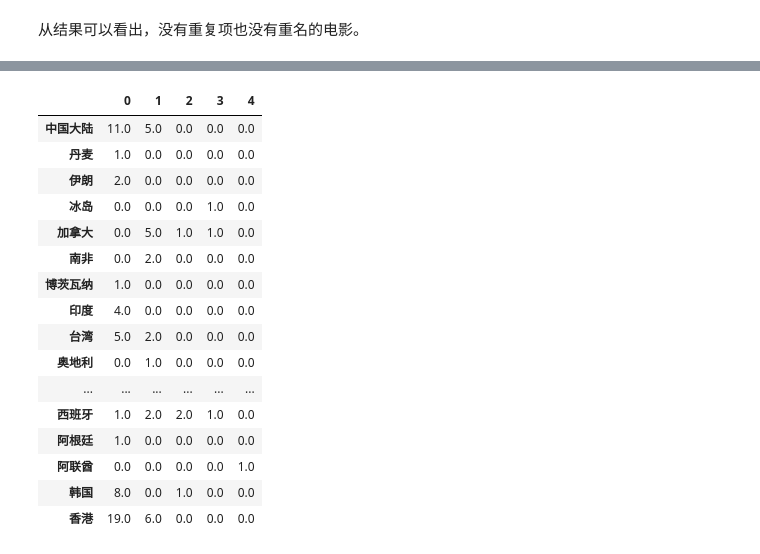
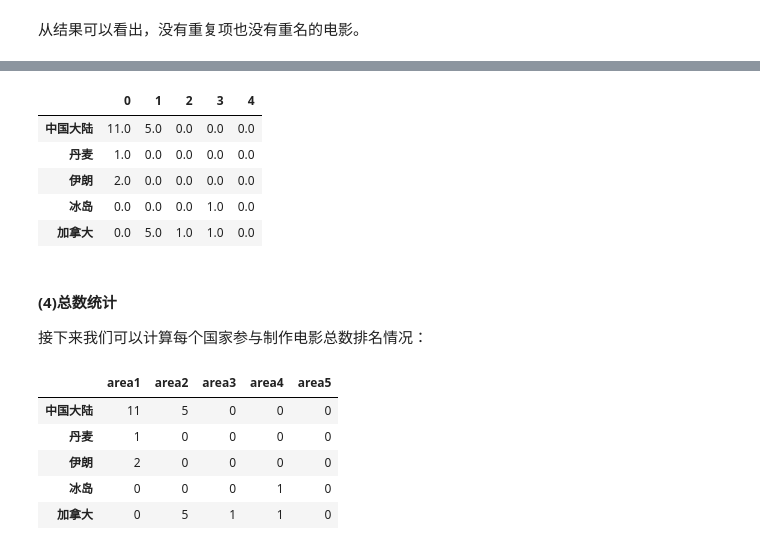
Before and after one commit to dta0502/douban-top250, a Jupyter notebook: top250-analyse.ipynb, the cells around one changed output, grey strips where cells are left out. Cells and saved outputs as stored; diff of their text form; code cells hidden in the pictures.

```diff
--- a/top250-analyse.ipynb
+++ b/top250-analyse.ipynb
@@ -114,6 +92,6 @@ Name: 国家, Length: 250, dtype: object
 # %%
-country = df["国家"].str.split(' ',expand = True)
-country
+country = df["国家"].str.split(' ',expand = True).apply(pd.Series)
+country.head()
 # %% [output]
 |  | 0 | 1 | 2 | 3 | 4 |
 | 0 | 美国 | None | None | None | None |
@@ -138,21 +107,29 @@ country
 # %%
-country = country.apply(pd.value_counts).fillna(0)
-country
+all_country = country.apply(pd.value_counts).fillna(0)
+all_country.head()
 # %% [output]
 |  | 0 | 1 | 2 | 3 | 4 |
 | 中国大陆 | 11.0 | 5.0 | 0.0 | 0.0 | 0.0 |
 | 丹麦 | 1.0 | 0.0 | 0.0 | 0.0 | 0.0 |
 | 伊朗 | 2.0 | 0.0 | 0.0 | 0.0 | 0.0 |
 | 冰岛 | 0.0 | 0.0 | 0.0 | 1.0 | 0.0 |
 | 加拿大 | 0.0 | 5.0 | 1.0 | 1.0 | 0.0 |
-| 南非 | 0.0 | 2.0 | 0.0 | 0.0 | 0.0 |
-| 博茨瓦纳 | 1.0 | 0.0 | 0.0 | 0.0 | 0.0 |
-| 印度 | 4.0 | 0.0 | 0.0 | 0.0 | 0.0 |
-| 台湾 | 5.0 | 2.0 | 0.0 | 0.0 | 0.0 |
-| 奥地利 | 0.0 | 1.0 | 0.0 | 0.0 | 0.0 |
-| ... | ... | ... | ... | ... | ... |
-| 西班牙 | 1.0 | 2.0 | 2.0 | 1.0 | 0.0 |
-| 阿根廷 | 1.0 | 0.0 | 0.0 | 0.0 | 0.0 |
-| 阿联酋 | 0.0 | 0.0 | 0.0 | 0.0 | 1.0 |
-| 韩国 | 8.0 | 0.0 | 1.0 | 0.0 | 0.0 |
-| 香港 | 19.0 | 6.0 | 0.0 | 0.0 | 0.0 |
+# %% [markdown]
+#### (4)总数统计
+接下来我们可以计算每个国家参与制作电影总数排名情况：
+# %%
+all_country = country.apply(pd.value_counts).fillna('0')
+all_country.columns = ['area1','area2','area3','area4','area5']
+all_country['area1'] = all_country['area1'].astype(int)
+all_country['area2'] = all_country['area2'].astype(int)
+all_country['area3'] = all_country['area3'].astype(int)
+all_country['area4'] = all_country['area4'].astype(int)
+all_country['area5'] = all_country['area5'].astype(int)
+all_country.head()
+# %% [output]
+|  | area1 | area2 | area3 | area4 | area5 |
+| 中国大陆 | 11 | 5 | 0 | 0 | 0 |
+| 丹麦 | 1 | 0 | 0 | 0 | 0 |
+| 伊朗 | 2 | 0 | 0 | 0 | 0 |
+| 冰岛 | 0 | 0 | 0 | 1 | 0 |
+| 加拿大 | 0 | 5 | 1 | 1 | 0 |
```
Also changed, not shown: parts of 28 cells of this notebook.
